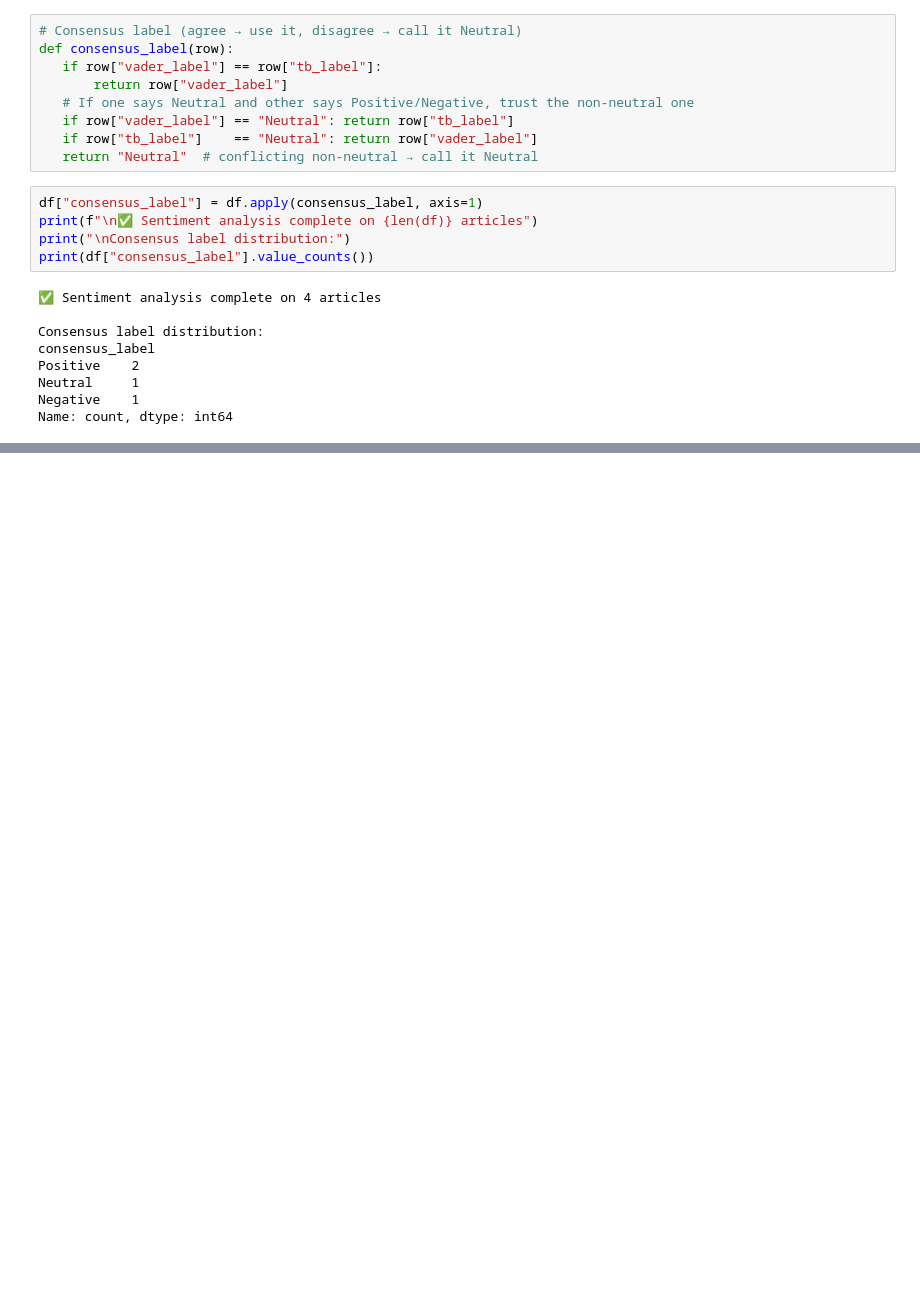
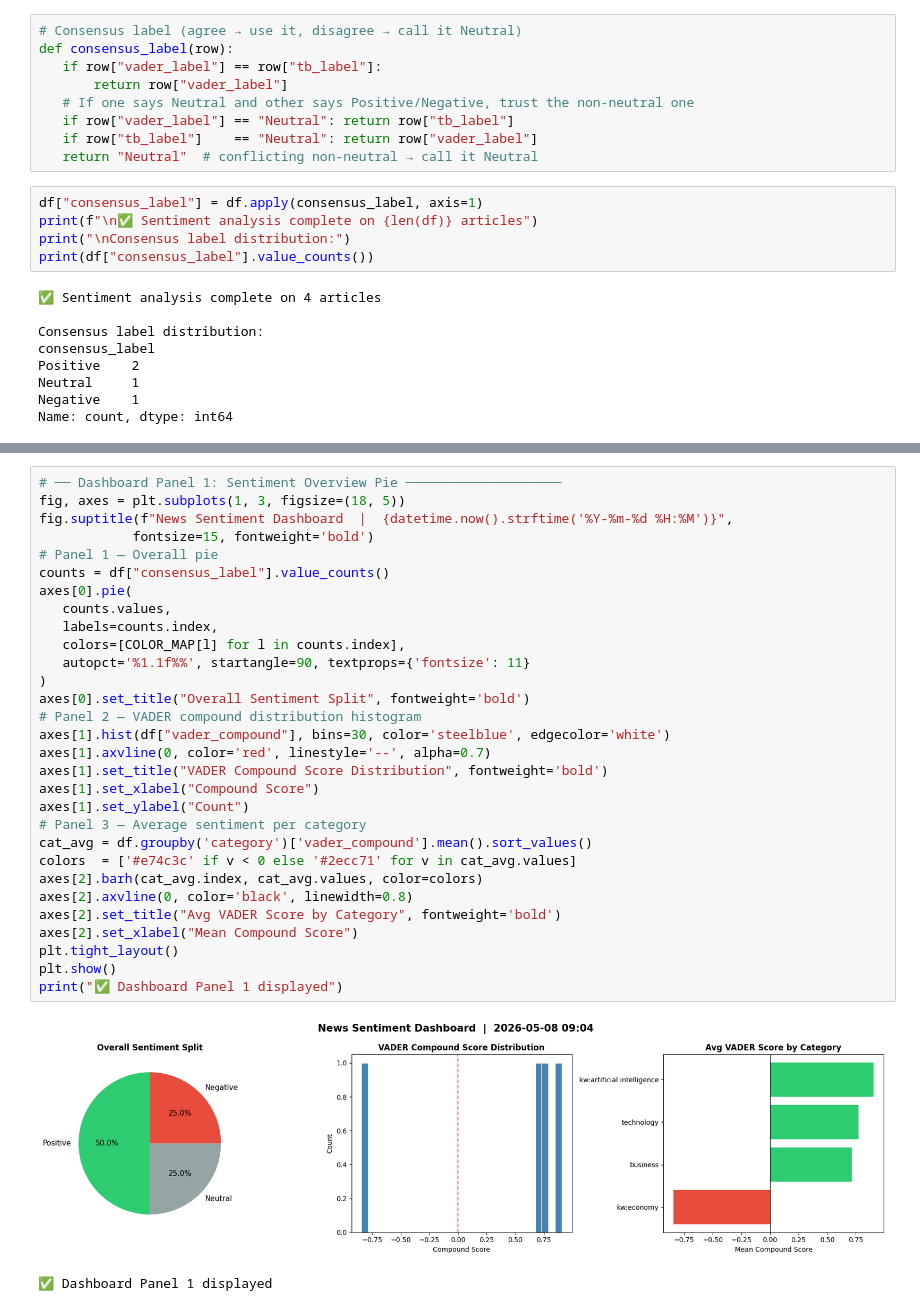
Before and after one commit to Jaison1996/gen-AI, a Jupyter notebook: nlp.ipynb, the cells around one changed output, grey strips where cells are left out. Saved outputs shown, nothing was run; the diff lists cells and outputs as text; blank space fills up the shorter version.

```diff
--- a/nlp.ipynb
+++ b/nlp.ipynb
@@ -471,0 +628,33 @@ Name: count, dtype: int64
+# %%
+# ── Dashboard Panel 1: Sentiment Overview Pie ────────────────────
+fig, axes = plt.subplots(1, 3, figsize=(18, 5))
+fig.suptitle(f"News Sentiment Dashboard  |  {datetime.now().strftime('%Y-%m-%d %H:%M')}",
+            fontsize=15, fontweight='bold')
+# Panel 1 — Overall pie
+counts = df["consensus_label"].value_counts()
+axes[0].pie(
+   counts.values,
+   labels=counts.index,
+   colors=[COLOR_MAP[l] for l in counts.index],
+   autopct='%1.1f%%', startangle=90, textprops={'fontsize': 11}
+)
+axes[0].set_title("Overall Sentiment Split", fontweight='bold')
+# Panel 2 — VADER compound distribution histogram
+axes[1].hist(df["vader_compound"], bins=30, color='steelblue', edgecolor='white')
+axes[1].axvline(0, color='red', linestyle='--', alpha=0.7)
+axes[1].set_title("VADER Compound Score Distribution", fontweight='bold')
+axes[1].set_xlabel("Compound Score")
+axes[1].set_ylabel("Count")
+# Panel 3 — Average sentiment per category
+cat_avg = df.groupby('category')['vader_compound'].mean().sort_values()
+colors  = ['#e74c3c' if v < 0 else '#2ecc71' for v in cat_avg.values]
+axes[2].barh(cat_avg.index, cat_avg.values, color=colors)
+axes[2].axvline(0, color='black', linewidth=0.8)
+axes[2].set_title("Avg VADER Score by Category", fontweight='bold')
+axes[2].set_xlabel("Mean Compound Score")
+plt.tight_layout()
+plt.show()
+print("✅ Dashboard Panel 1 displayed")
+# %% [output]
+[figure, added]
+✅ Dashboard Panel 1 displayed
```
Also changed, not shown: parts of 12 cells of this notebook.
